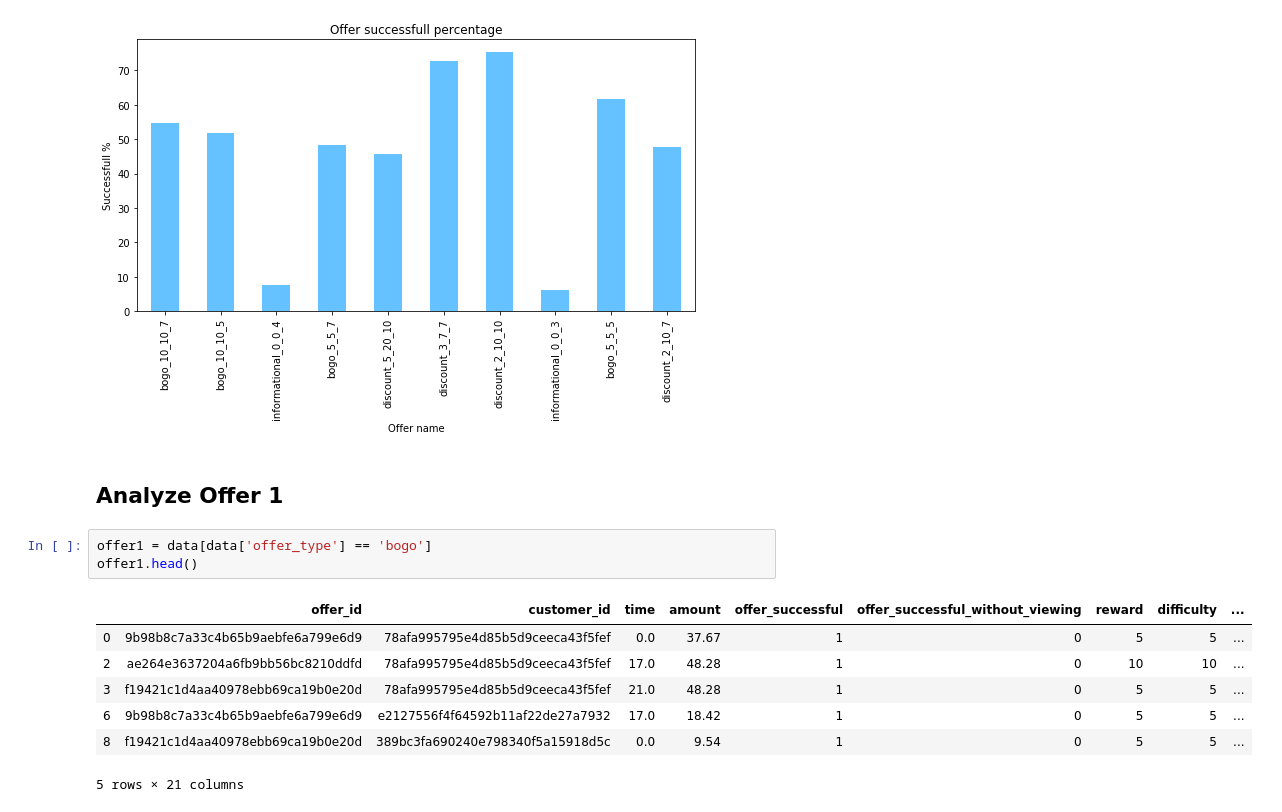
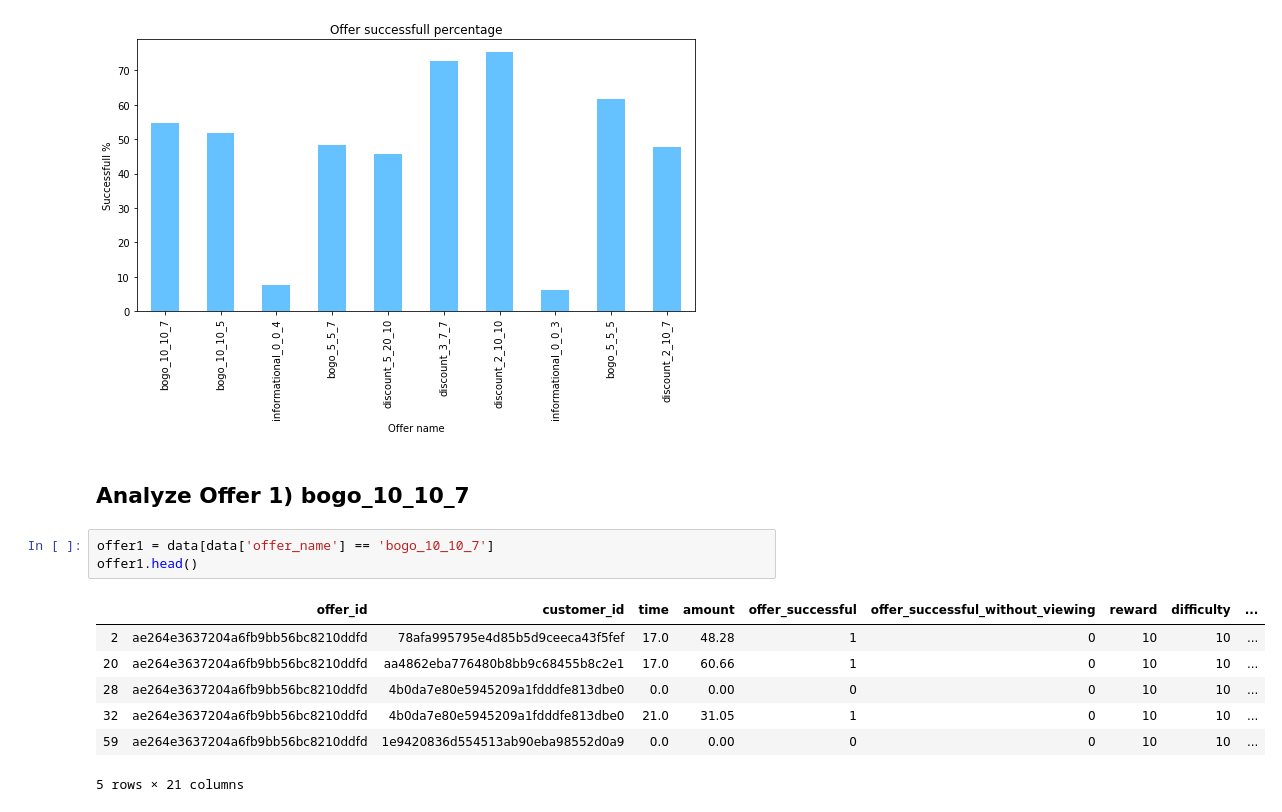
Before and after one commit to amitborkar98/Starbucks-capstone, a Jupyter notebook: Starbucks_Capstone_notebook.ipynb, the cells around one changed output. Cells and saved outputs as stored; diff of their text form.

Commit message:
Analysed offer1

```diff
--- a/Starbucks_Capstone_notebook.ipynb
+++ b/Starbucks_Capstone_notebook.ipynb
@@ -510,16 +510,16 @@ plt.ylabel('Successfull %');
 # %% [output]
 [figure]
 # %% [markdown]
-## Analyze Offer 1
+## Analyze Offer 1) bogo_10_10_7
 # %%
-offer1 = data[data['offer_type'] == 'bogo']
+offer1 = data[data['offer_name'] == 'bogo_10_10_7']
 offer1.head()
 # %% [output]
 |  | offer_id | customer_id | time | amount | offer_successful | offer_successful_without_viewing | reward | difficulty | ... |
-| 0 | 9b98b8c7a33c4b65b9aebfe6a799e6d9 | 78afa995795e4d85b5d9ceeca43f5fef | 0.0 | 37.67 | 1 | 0 | 5 | 5 | ... |
 | 2 | ae264e3637204a6fb9bb56bc8210ddfd | 78afa995795e4d85b5d9ceeca43f5fef | 17.0 | 48.28 | 1 | 0 | 10 | 10 | ... |
-| 3 | f19421c1d4aa40978ebb69ca19b0e20d | 78afa995795e4d85b5d9ceeca43f5fef | 21.0 | 48.28 | 1 | 0 | 5 | 5 | ... |
-| 6 | 9b98b8c7a33c4b65b9aebfe6a799e6d9 | e2127556f4f64592b11af22de27a7932 | 17.0 | 18.42 | 1 | 0 | 5 | 5 | ... |
-| 8 | f19421c1d4aa40978ebb69ca19b0e20d | 389bc3fa690240e798340f5a15918d5c | 0.0 | 9.54 | 1 | 0 | 5 | 5 | ... |
+| 20 | ae264e3637204a6fb9bb56bc8210ddfd | aa4862eba776480b8bb9c68455b8c2e1 | 17.0 | 60.66 | 1 | 0 | 10 | 10 | ... |
+| 28 | ae264e3637204a6fb9bb56bc8210ddfd | 4b0da7e80e5945209a1fdddfe813dbe0 | 0.0 | 0.00 | 0 | 0 | 10 | 10 | ... |
+| 32 | ae264e3637204a6fb9bb56bc8210ddfd | 4b0da7e80e5945209a1fdddfe813dbe0 | 21.0 | 31.05 | 1 | 0 | 10 | 10 | ... |
+| 59 | ae264e3637204a6fb9bb56bc8210ddfd | 1e9420836d554513ab90eba98552d0a9 | 0.0 | 0.00 | 0 | 0 | 10 | 10 | ... |
 5 rows × 21 columns
 # %%
```
Also changed, not shown: parts of 4 cells of this notebook.
